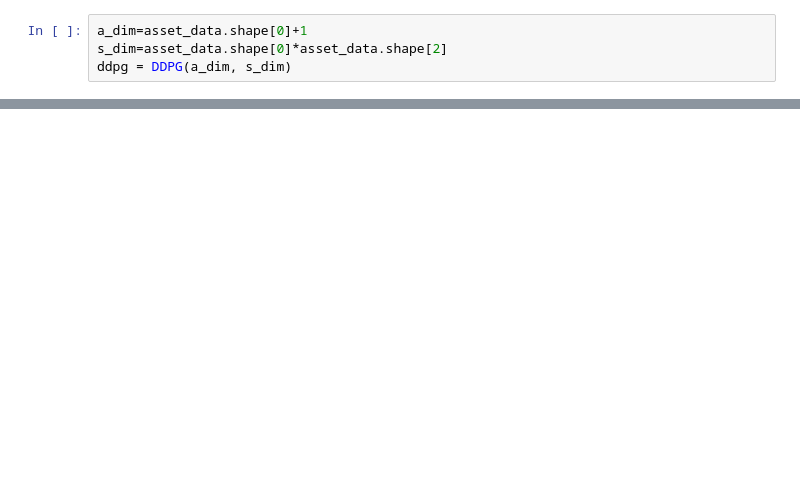
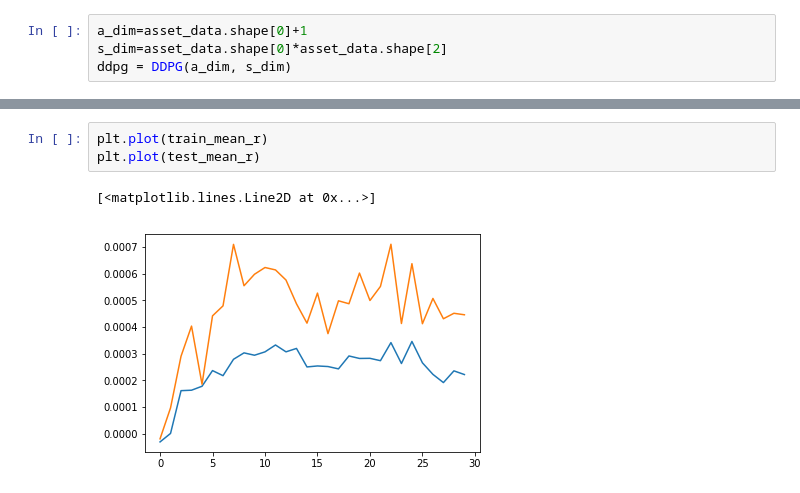
Before and after one commit to yuriak/RLQuant, a Jupyter notebook: crypto_currency/DDPG.ipynb, the cells around one changed output, grey strips where cells are left out. Saved outputs shown, nothing was run; the diff lists cells and outputs as text; blank space fills up the shorter version.

```diff
--- a/crypto_currency/DDPG.ipynb
+++ b/crypto_currency/DDPG.ipynb
@@ -198,0 +205,6 @@ plt.plot(test_r)
+# %%
+plt.plot(train_mean_r)
+plt.plot(test_mean_r)
+# %% [output]
+[<matplotlib.lines.Line2D at 0x...>]
+[figure, added]
```
Also changed, not shown: parts of 10 cells of this notebook, 3 other files.
